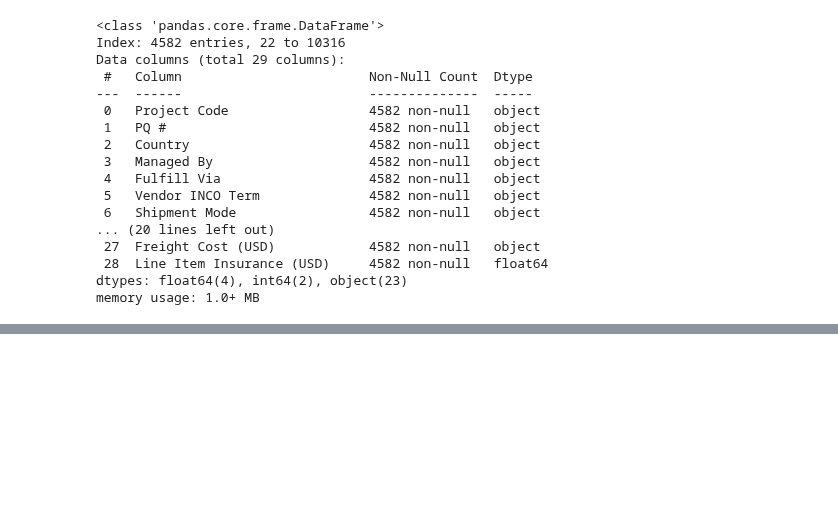
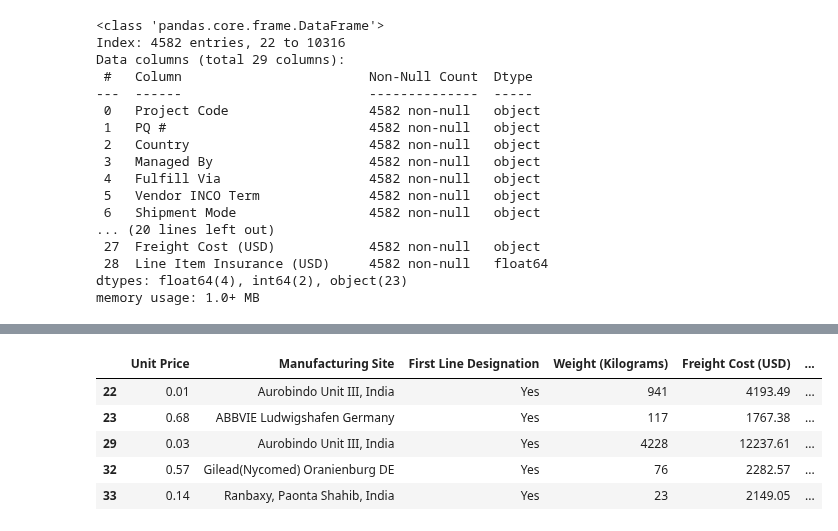
Before and after one commit to krishanwalia30/Consignment-Pricing-Prediction, a Jupyter notebook: research/trials.ipynb, the cells around one changed output, grey strips where cells are left out. Saved outputs shown, nothing was run; the diff lists cells and outputs as text; code cells hidden in the pictures; blank space fills up the shorter version.

```diff
--- a/research/trials.ipynb
+++ b/research/trials.ipynb
@@ -501,0 +589,9 @@ memory usage: 1.0+ MB
+# %%
+df[df.columns[21:31]].head()
+# %% [output]
+|  | Unit Price | Manufacturing Site | First Line Designation | Weight (Kilograms) | Freight Cost (USD) | ... |
+| 22 | 0.01 | Aurobindo Unit III, India | Yes | 941 | 4193.49 | ... |
+| 23 | 0.68 | ABBVIE Ludwigshafen Germany | Yes | 117 | 1767.38 | ... |
+| 29 | 0.03 | Aurobindo Unit III, India | Yes | 4228 | 12237.61 | ... |
+| 32 | 0.57 | Gilead(Nycomed) Oranienburg DE | Yes | 76 | 2282.57 | ... |
+| 33 | 0.14 | Ranbaxy, Paonta Shahib, India | Yes | 23 | 2149.05 | ... |
```
Also changed, not shown: parts of 24 cells of this notebook.
